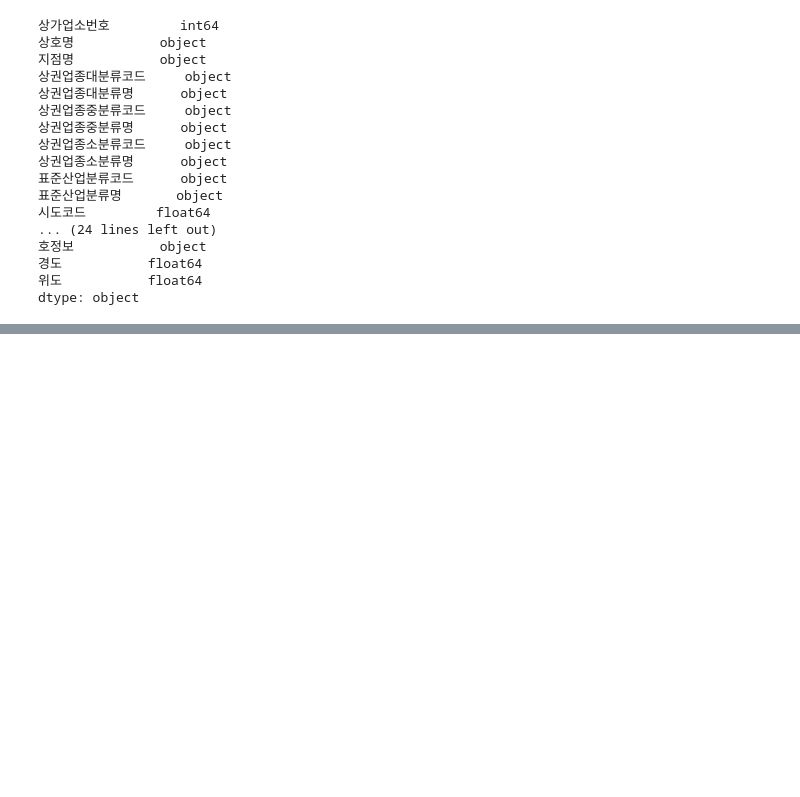
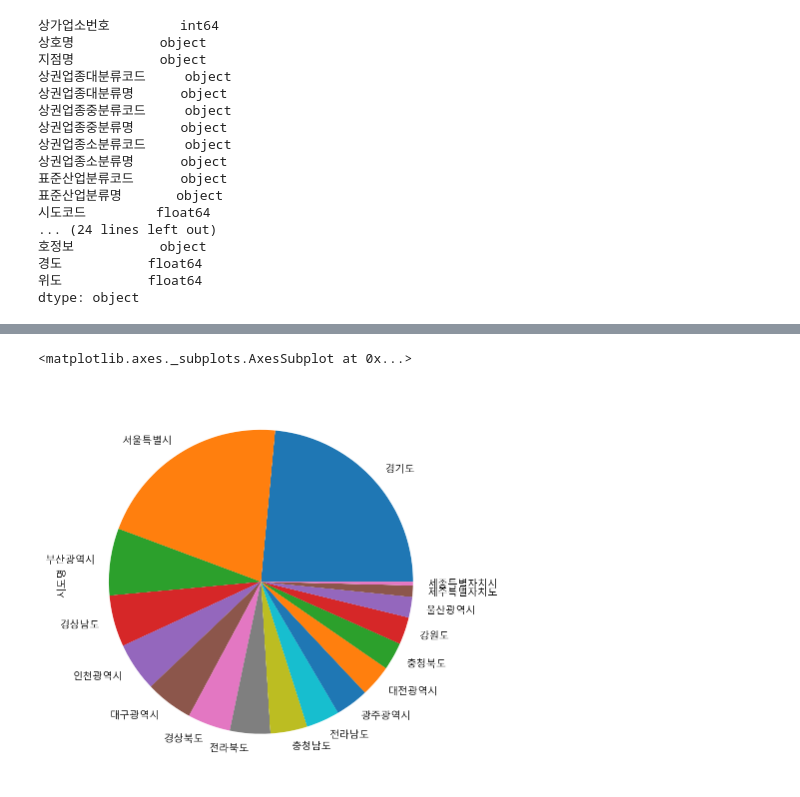
Before and after one commit to ssue-lee/practice, a Jupyter notebook: medical_business_area.ipynb, the cells around one changed output, grey strips where cells are left out. Saved outputs shown, nothing was run; the diff lists cells and outputs as text; code cells hidden in the pictures; blank space fills up the shorter version.

```diff
--- a/medical_business_area.ipynb
+++ b/medical_business_area.ipynb
@@ -112,0 +404,4 @@ dtype: object
+# %%
+# normalize=True  옵션을 사용하면 비율 구할 수 있다
+city_normalize = df['시도명'].value_counts(normalize=True)
+city_normalize
@@ -112,0 +432,5 @@ dtype: object
+# %%
+city_normalize.plot.pie(figsize=(7,7))
+# %% [output]
+<matplotlib.axes._subplots.AxesSubplot at 0x...>
+[figure, added]
```
Also changed, not shown: parts of 70 cells of this notebook.
